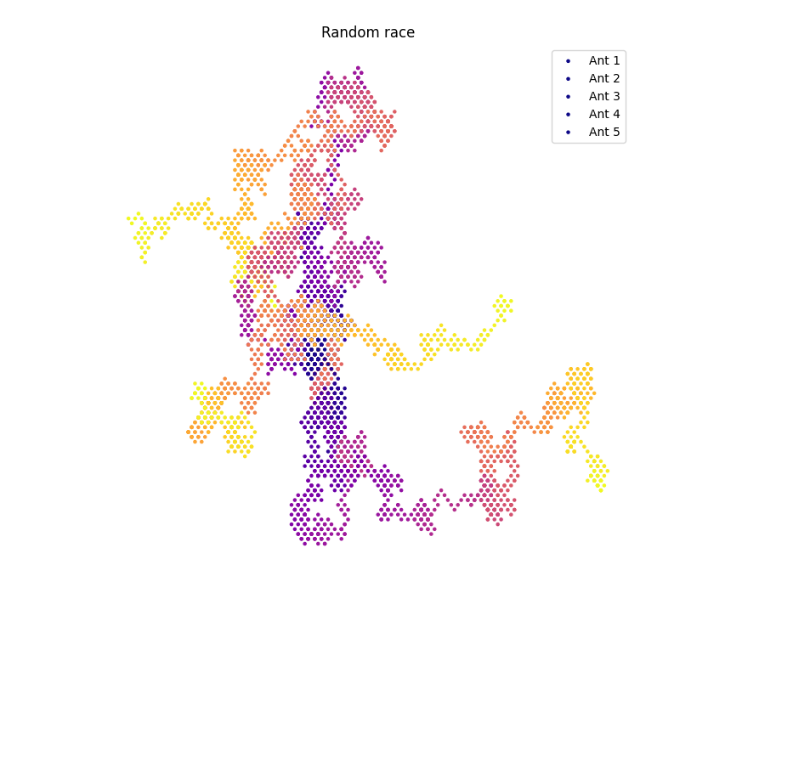
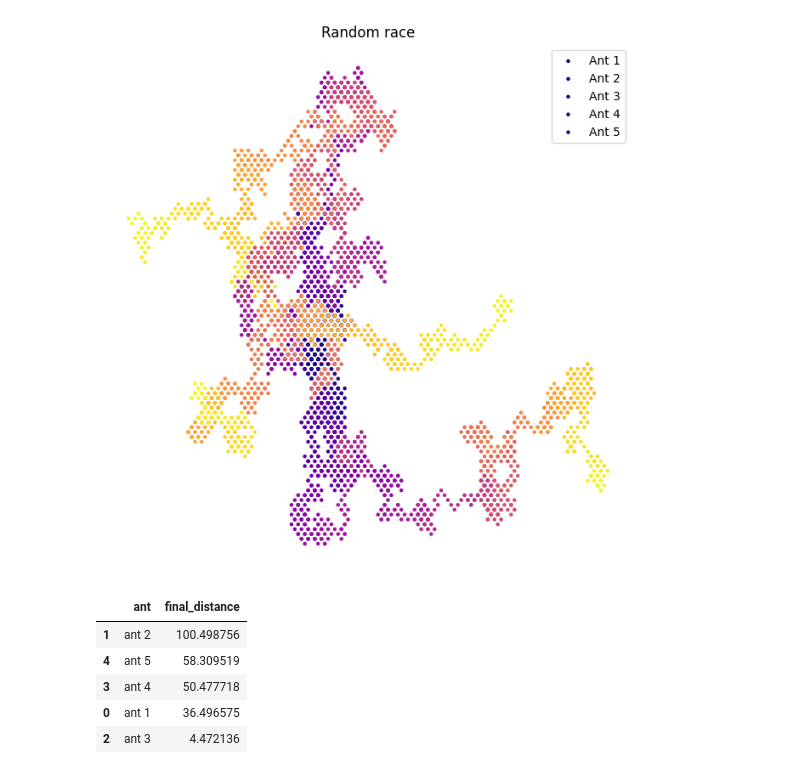
Before and after one commit to BigChungus931/Python-Data-Analyses, a Jupyter notebook: Fun Projects/The Walking Ant.ipynb, the cells around one changed output. Cells and saved outputs as stored; diff of their text form; code cells hidden in the pictures; blank space fills up the shorter version.

```diff
--- a/Fun Projects/The Walking Ant.ipynb
+++ b/Fun Projects/The Walking Ant.ipynb
@@ -42,3 +42,29 @@ plt.title("Random race")
 plt.show()
 # %% [output]
 [figure]
+# %%
+results = []
+
+for i in range(5):
+    wx = np.cumsum(np.random.choice([-1, 1], steps))
+
+    wy = np.cumsum(np.random.choice([-1, 1], steps))
+
+    distance = np.sqrt(wx[-1]**2 + wy[-1]**2)
+
+    results.append(
+        {'ant' : f'ant {i + 1}', 'final_distance' : distance}
+    )
+
+df = pd.DataFrame(results)
+
+leaderboard = df.sort_values('final_distance', ascending=False)
+
+leaderboard
+# %% [output]
+|  | ant | final_distance |
+| 1 | ant 2 | 100.498756 |
+| 4 | ant 5 | 58.309519 |
+| 3 | ant 4 | 50.477718 |
+| 0 | ant 1 | 36.496575 |
+| 2 | ant 3 | 4.472136 |
```
Also changed, not shown: parts of 1 cell of this notebook.
